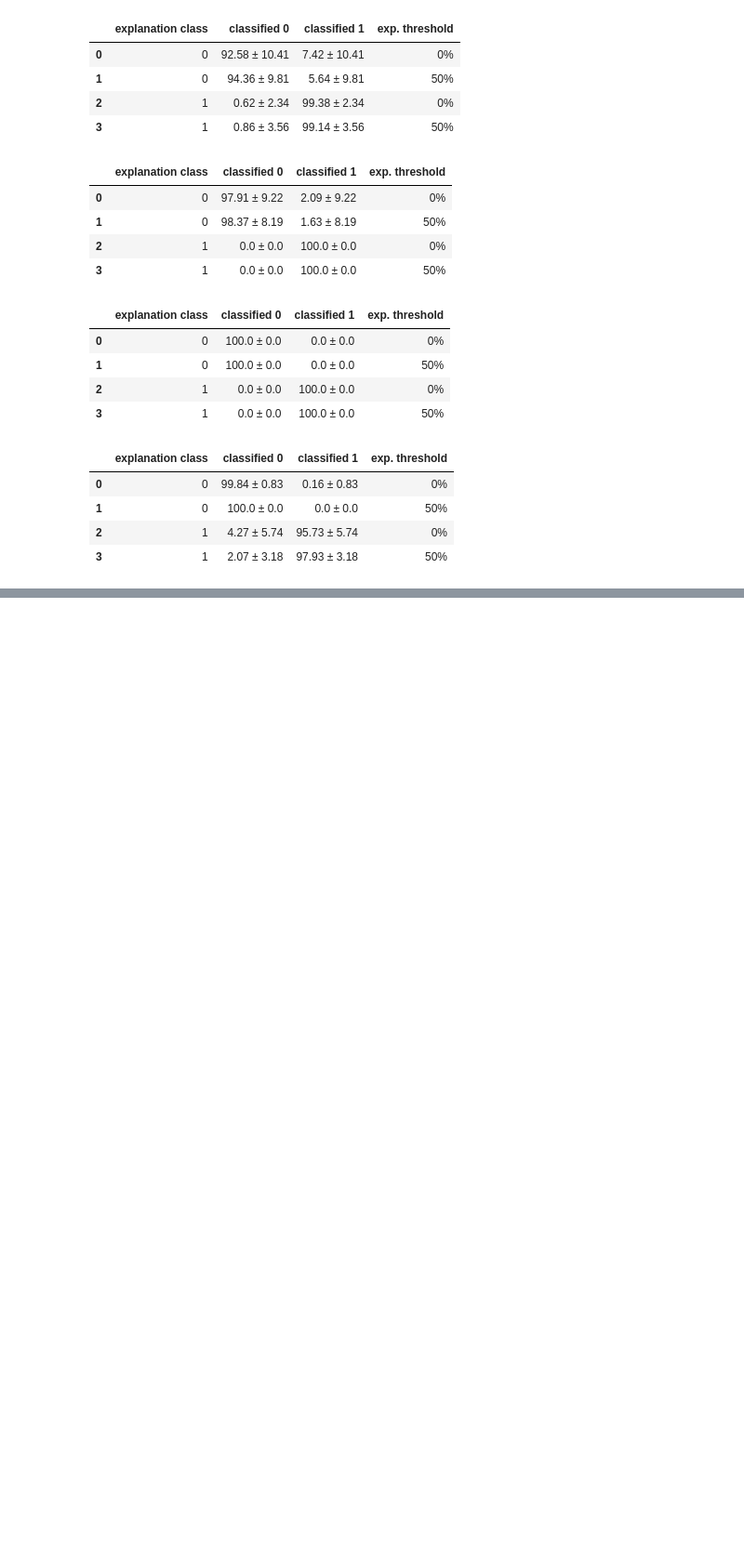
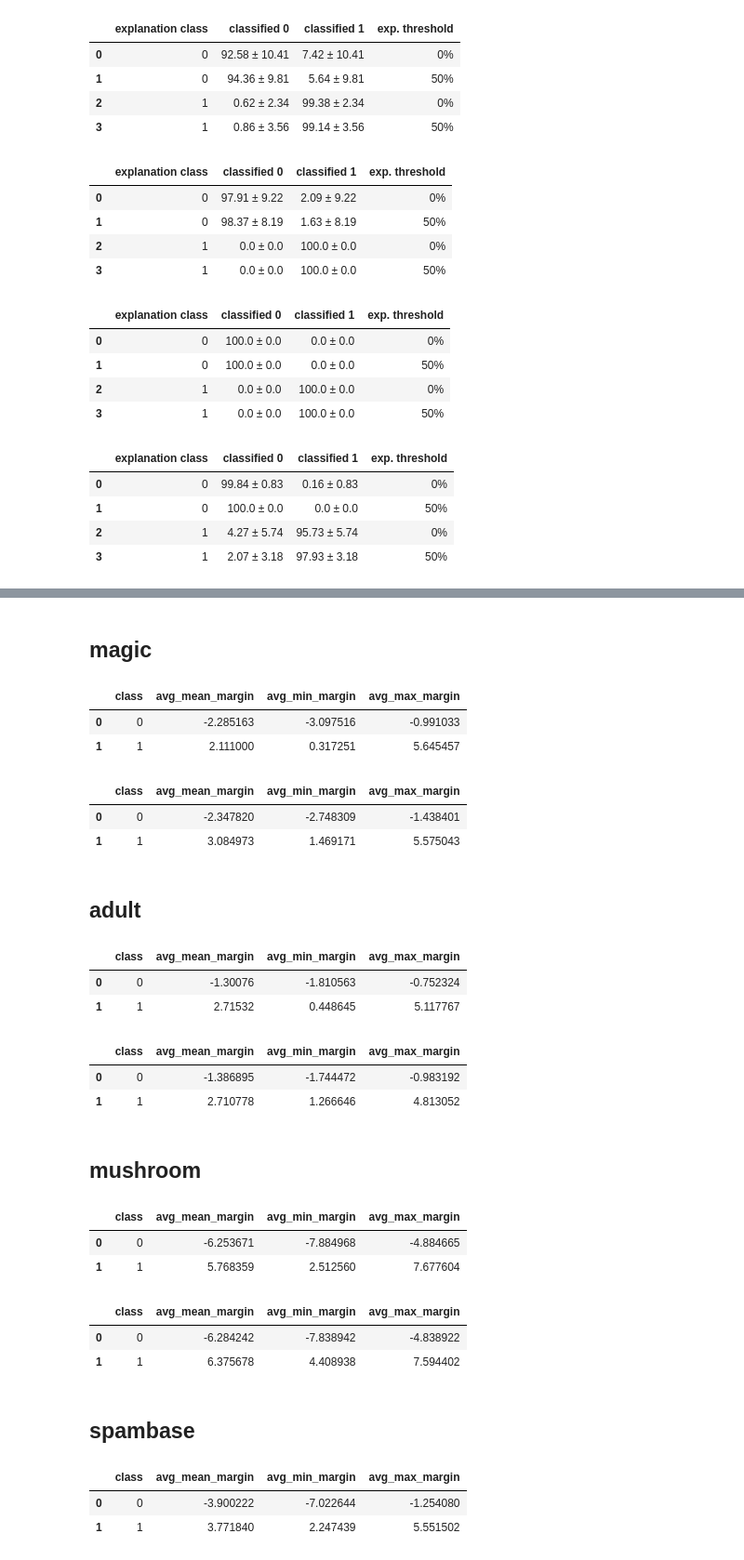
Before and after one commit to LogicExplainML-LEML/LogicExplainML, a Jupyter notebook: result_data/model_notebook.ipynb, the cells around one changed output, grey strips where cells are left out. Shown at 93% size. Saved outputs shown, nothing was run; the diff lists cells and outputs as text; code cells hidden in the pictures; blank space fills up the shorter version.

Commit message:
random sample margin explain

```diff
--- a/result_data/model_notebook.ipynb
+++ b/result_data/model_notebook.ipynb
@@ -346,14 +346,14 @@ def prepare_dataset_model_explainer(dataset_name, dataset_params):
     # Explainer
     explainer = XGBoostExplainer(model, X_train)
 
-    return model, X_test, y_test, explainer
+    return model, X, y, X_test, y_test, explainer
 
 def prepare_all_datasets(dataset_names, dataset_params):
     context = {}
     for name in dataset_names:
         print(f"\n--- Preparing {name} ---")
-        model, X, y, explainer = prepare_dataset_model_explainer(name, dataset_params)
-        context[name] = (model, X, y, explainer)
+        model, X, y, X_test, y_test, explainer = prepare_dataset_model_explainer(name, dataset_params)
+        context[name] = (model, X, y, X_test, y_test, explainer)
     return context
 # %%
 dataset_names = [
@@ -1003,0 +1002,13 @@ results_df
+# %%
+def generate_samples_from_explanation(X, explanation, base_sample, n_samples=100):
+    feature_names = [str(cond.arg(0)) for cond in explanation]
+    explained_features = set(feature_names)
+
+    # Gera amostras aleatórias
+    synthetic_samples = X.sample(n=n_samples, replace=True).reset_index(drop=True)
+
+    # Substitui valores das features explicadas pelos valores da base_sample
+    for feature in explained_features:
+        synthetic_samples[feature] = base_sample[feature]
+
+    return synthetic_samples
@@ -1003,0 +1068,2 @@ results_df
+# %% [markdown]
+## magic
@@ -1003,0 +1076,16 @@ results_df
+# %%
+df_results = check_margin_similar_samples("magic", "explainer")
+df_results
+# %% [output]
+|  | class | avg_mean_margin | avg_min_margin | avg_max_margin |
+| 0 | 0 | -2.285163 | -3.097516 | -0.991033 |
+| 1 | 1 | 2.111000 | 0.317251 | 5.645457 |
+# %%
+df_results = check_margin_similar_samples("magic", "explainer_prob")
+df_results
+# %% [output]
+|  | class | avg_mean_margin | avg_min_margin | avg_max_margin |
+| 0 | 0 | -2.347820 | -2.748309 | -1.438401 |
+| 1 | 1 | 3.084973 | 1.469171 | 5.575043 |
+# %% [markdown]
+## adult
@@ -1003,0 +1098,16 @@ results_df
+# %%
+df_results = check_margin_similar_samples("adult", "explainer")
+df_results
+# %% [output]
+|  | class | avg_mean_margin | avg_min_margin | avg_max_margin |
+| 0 | 0 | -1.30076 | -1.810563 | -0.752324 |
+| 1 | 1 | 2.71532 | 0.448645 | 5.117767 |
+# %%
+df_results = check_margin_similar_samples("adult", "explainer_prob")
+df_results
+# %% [output]
+|  | class | avg_mean_margin | avg_min_margin | avg_max_margin |
+| 0 | 0 | -1.386895 | -1.744472 | -0.983192 |
+| 1 | 1 | 2.710778 | 1.266646 | 4.813052 |
+# %% [markdown]
+## mushroom
@@ -1003,0 +1120,16 @@ results_df
+# %%
+df_results = check_margin_similar_samples("mushroom", "explainer")
+df_results
+# %% [output]
+|  | class | avg_mean_margin | avg_min_margin | avg_max_margin |
+| 0 | 0 | -6.253671 | -7.884968 | -4.884665 |
+| 1 | 1 | 5.768359 | 2.512560 | 7.677604 |
+# %%
+df_results = check_margin_similar_samples("mushroom", "explainer_prob")
+df_results
+# %% [output]
+|  | class | avg_mean_margin | avg_min_margin | avg_max_margin |
+| 0 | 0 | -6.284242 | -7.838942 | -4.838922 |
+| 1 | 1 | 6.375678 | 4.408938 | 7.594402 |
+# %% [markdown]
+## spambase
@@ -1003,0 +1142,7 @@ results_df
+# %%
+df_results = check_margin_similar_samples("spambase", "explainer")
+df_results
+# %% [output]
+|  | class | avg_mean_margin | avg_min_margin | avg_max_margin |
+| 0 | 0 | -3.900222 | -7.022644 | -1.254080 |
+| 1 | 1 | 3.771840 | 2.247439 | 5.551502 |
```
Also changed, not shown: parts of 12 cells of this notebook.
